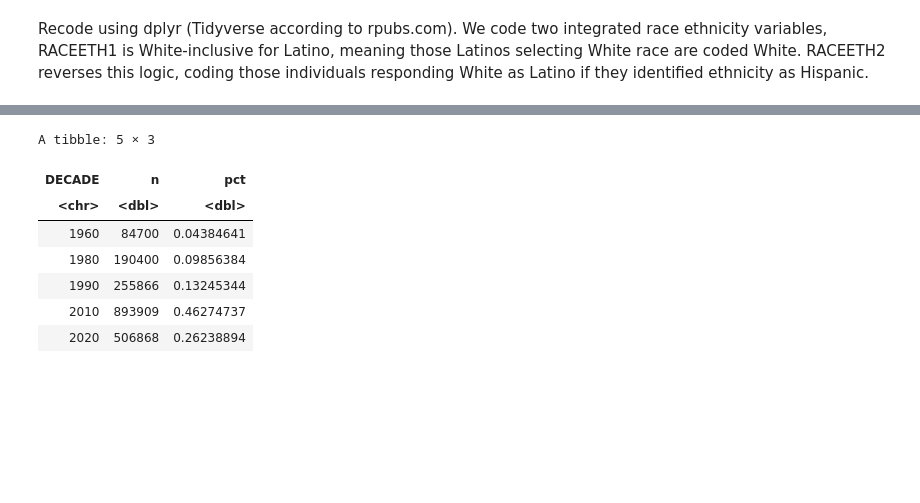
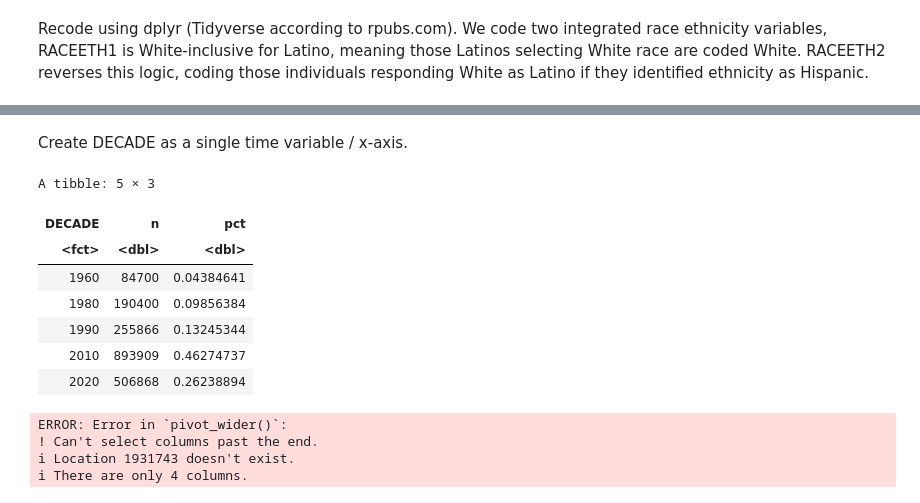
Before and after one commit to jcolond/LTCC_Reno, a Jupyter notebook: Reno_cleaning.ipynb, the cells around one changed output, grey strips where cells are left out. Drawn from its saved outputs; the diff is of its cells as text; code cells hidden in the pictures; blank space fills up the shorter version.

```diff
--- a/Reno_cleaning.ipynb
+++ b/Reno_cleaning.ipynb
@@ -116,0 +152,2 @@ A tibble: 6 × 3
+# %% [markdown]
+Create DECADE as a single time variable / x-axis.
@@ -118,33 +158,46 @@ A tibble: 6 × 3
 #Recode IPUMS SAMPLE into DECADE
 #ipums_val_labels(data$SAMPLE)
 data <- data %>%
-    mutate(DECADE = case_when(
-        SAMPLE >= 185000 & SAMPLE < 186000 ~ "1850",
-        SAMPLE >= 186000 & SAMPLE < 187000 ~ "1860",
-        SAMPLE >= 187000 & SAMPLE < 188000 ~ "1870",
-        SAMPLE >= 188000 & SAMPLE < 189000 ~ "1880",
-        SAMPLE >= 189000 & SAMPLE < 190000 ~ "1890",
-        SAMPLE >= 190000 & SAMPLE < 191000 ~ "1900",
-        SAMPLE >= 191000 & SAMPLE < 192000 ~ "1910",
-        SAMPLE >= 192000 & SAMPLE < 193000 ~ "1920",
-        SAMPLE >= 193000 & SAMPLE < 194000 ~ "1930",
-        SAMPLE >= 194000 & SAMPLE < 195000 ~ "1940",
-        SAMPLE >= 195000 & SAMPLE < 196000 ~ "1950",
-        SAMPLE >= 196000 & SAMPLE < 197000 ~ "1960",
-        SAMPLE >= 197000 & SAMPLE < 198000 ~ "1970",
-        SAMPLE >= 198000 & SAMPLE < 199000 ~ "1980",
-        SAMPLE >= 199000 & SAMPLE < 200000 ~ "1990",
-        SAMPLE >= 200000 & SAMPLE < 201000 ~ "2000",
-        SAMPLE >= 201000 & SAMPLE < 202000 ~ "2010",
-        SAMPLE >= 202000 & SAMPLE < 203000 ~ "2020",
+    mutate(DECADE = labelled(
+        case_when(
+            (SAMPLE >= 185000 & SAMPLE < 186000) | YEAR == 1850 ~ 1,
+            (SAMPLE >= 186000 & SAMPLE < 187000) | YEAR == 1860 ~ 2,
+            (SAMPLE >= 187000 & SAMPLE < 188000) | YEAR == 1870 ~ 3,
+            (SAMPLE >= 188000 & SAMPLE < 189000) | YEAR == 1880 ~ 4,
+            (SAMPLE >= 189000 & SAMPLE < 190000) | YEAR == 1890 ~ 5,
+            (SAMPLE >= 190000 & SAMPLE < 191000) | YEAR == 1900 ~ 6,
+            (SAMPLE >= 191000 & SAMPLE < 192000) | YEAR == 1910 ~ 7,
+            (SAMPLE >= 192000 & SAMPLE < 193000) | YEAR == 1920 ~ 8,
+            (SAMPLE >= 193000 & SAMPLE < 194000) | YEAR == 1930 ~ 9,
+            (SAMPLE >= 194000 & SAMPLE < 195000) | YEAR == 1940 ~ 10,
+            (SAMPLE >= 195000 & SAMPLE < 196000) | YEAR == 1950 ~ 11,
+            (SAMPLE >= 196000 & SAMPLE < 197000) | YEAR == 1960 ~ 12,
+            (SAMPLE >= 197000 & SAMPLE < 198000) | YEAR == 1970 ~ 13,
+            (SAMPLE >= 198000 & SAMPLE < 199000) | YEAR == 1980 ~ 14,
+            (SAMPLE >= 199000 & SAMPLE < 200000) | YEAR == 1990 ~ 15,
+            (SAMPLE >= 200000 & SAMPLE < 201000) | YEAR == 2000 ~ 16,
+            (SAMPLE >= 201000 & SAMPLE < 202000) | YEAR == 2010 ~ 17,
+            (SAMPLE >= 202000 & SAMPLE < 203000) | YEAR == 2020 ~ 18,
+            .default = NA),
+        labels = c("1850" = 1, "1860" = 2, "1870" = 3, "1880" = 4, "1890" = 5, "1900" = 6, "1910" = 7, "1920" = 8, "1930" = 9, "1940" = 10, "1950" = 11, "1960" = 12, "1970" = 13, "1980" = 14, "1990" = 15, "2000" = 16, "2010" = 17, "2020" = 18)
         ))
-data %>% group_by (DECADE) %>% summarize(n=sum(PERWT)) %>% mutate(pct = n/sum(n))
-# %% [output]
-A tibble: 5 × 3
-| DECADE | n | pct |
-| <chr> | <dbl> | <dbl> |
-| 1960 | 84700 | 0.04384641 |
-| 1980 | 190400 | 0.09856384 |
-| 1990 | 255866 | 0.13245344 |
-| 2010 | 893909 | 0.46274737 |
-| 2020 | 506868 | 0.26238894 |
+# %%
+data %>% group_by (DECADE=haven::as_factor(DECADE)) %>% summarize(n=sum(PERWT)) %>% mutate(pct = n/sum(n))
+# %% [output]
+A tibble: 5 × 3
+| DECADE | n | pct |
+| <fct> | <dbl> | <dbl> |
+| 1960 | 84700 | 0.04384641 |
+| 1980 | 190400 | 0.09856384 |
+| 1990 | 255866 | 0.13245344 |
+| 2010 | 893909 | 0.46274737 |
+| 2020 | 506868 | 0.26238894 |
+# %%
+data %>%
+  count((RACEETH1=haven::as_factor(RACEETH1)), DECADE, PERWT) %>%
+  pivot_wider(names_from = DECADE, values_from = (n=sum(data$PERWT)), values_fill = 0)
+# %% [output]
+ERROR: Error in `pivot_wider()`:
+! Can't select columns past the end.
+ℹ Location 1931743 doesn't exist.
+ℹ There are only 4 columns.
```
Also changed, not shown: parts of 24 cells of this notebook.
